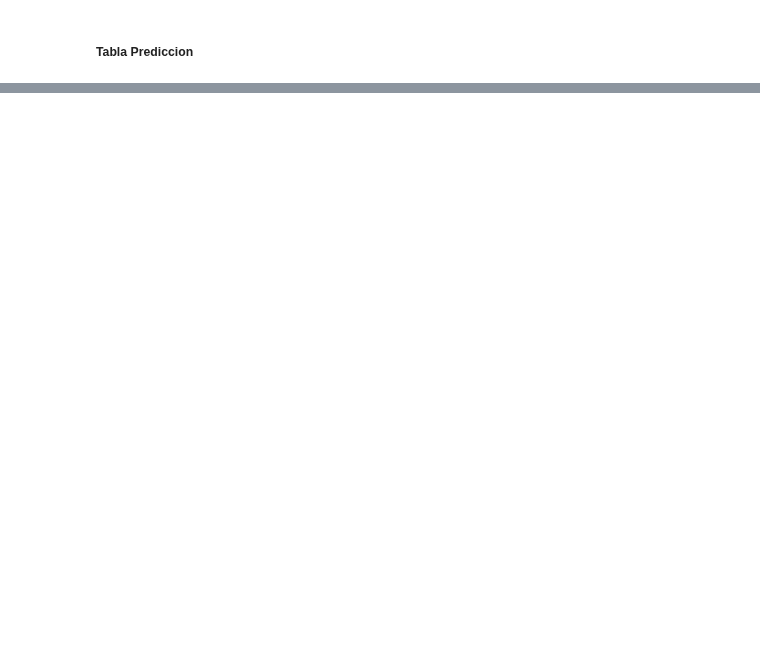
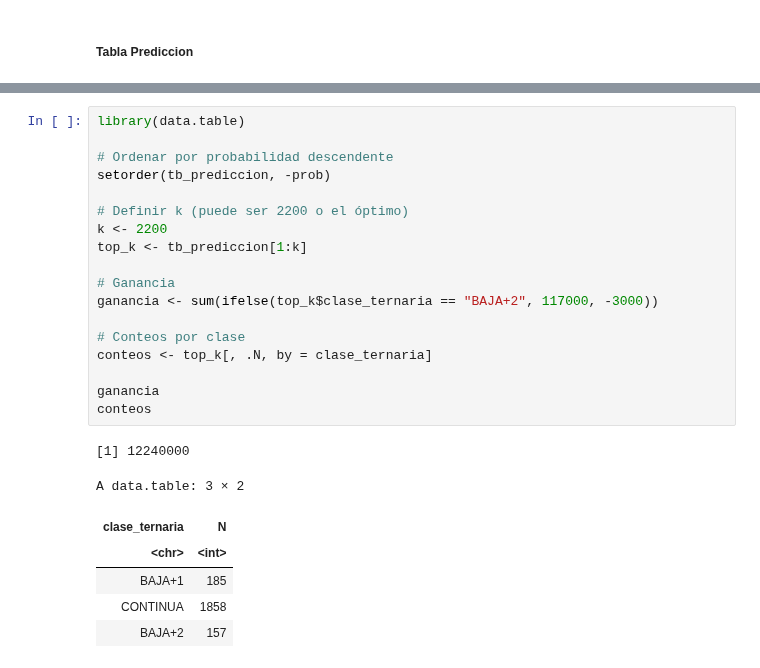
Before and after one commit to ldebris/dm2025a, a Jupyter notebook: Experimento colaborativo FEHistorico/Workflows Semilla 100151/WF_junior_w01.ipynb, the cells around one changed output, grey strips where cells are left out. Saved outputs shown, nothing was run; the diff lists cells and outputs as text; blank space fills up the shorter version.

```diff
--- a/Experimento colaborativo FEHistorico/Workflows Semilla 100151/WF_junior_w01.ipynb
+++ b/Experimento colaborativo FEHistorico/Workflows Semilla 100151/WF_junior_w01.ipynb
@@ -1559 +1583,27 @@ A data.table: 33053 × 29
+# %%
+library(data.table)
+
+# Ordenar por probabilidad descendente
+setorder(tb_prediccion, -prob)
+
+# Definir k (puede ser 2200 o el óptimo)
+k <- 2200
+top_k <- tb_prediccion[1:k]
+
+# Ganancia
+ganancia <- sum(ifelse(top_k$clase_ternaria == "BAJA+2", 117000, -3000))
+
+# Conteos por clase
+conteos <- top_k[, .N, by = clase_ternaria]
+
+ganancia
+conteos
+# %% [output]
+[1] 12240000
+A data.table: 3 × 2
+| clase_ternaria | N |
+| <chr> | <int> |
+| BAJA+1 | 185 |
+| CONTINUA | 1858 |
+| BAJA+2 | 157 |
 # %%
```
Also changed, not shown: parts of 8 cells of this notebook.
